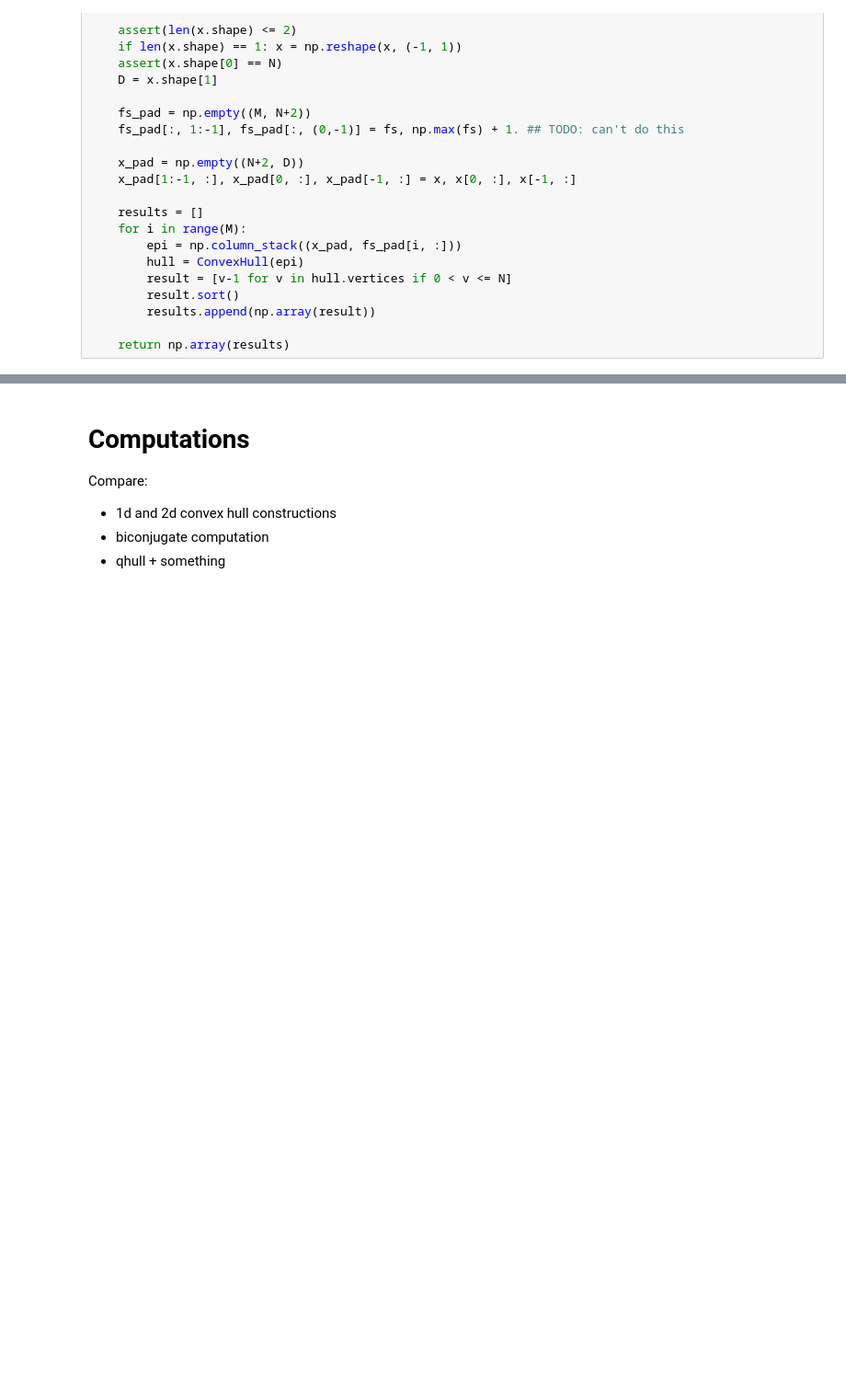
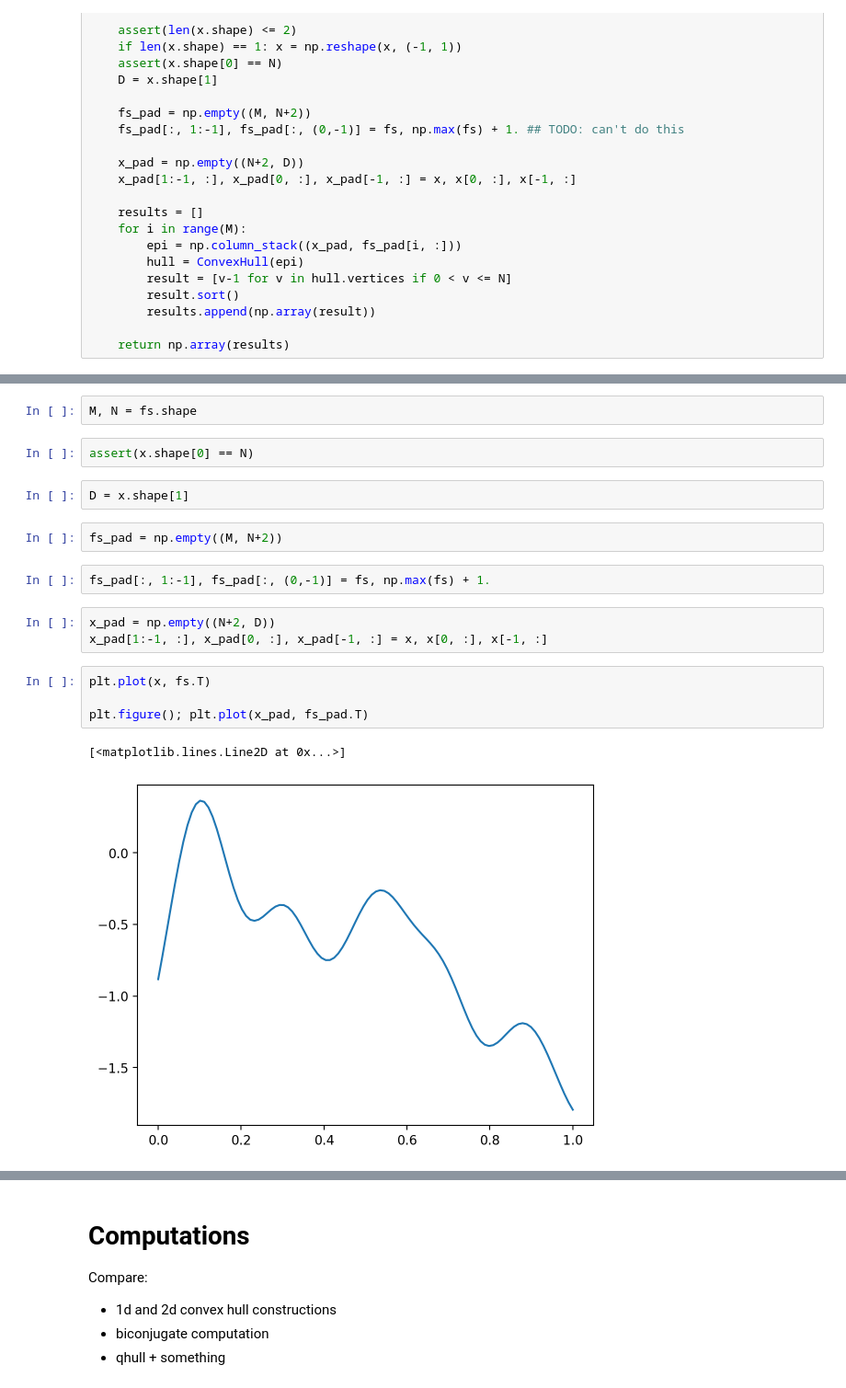
Before and after one commit to PrincetonLIPS/active-phase-mapping, a Jupyter notebook: notebooks/convex_hull_computations.ipynb, the cells around one changed output, grey strips where cells are left out. Shown: that part at 92% size. Drawn from its saved outputs; the diff is of its cells as text; blank space fills up the shorter version.

```diff
--- a/notebooks/convex_hull_computations.ipynb
+++ b/notebooks/convex_hull_computations.ipynb
@@ -88,0 +98,20 @@ def convex_envelope(x, fs):
+# %%
+M, N = fs.shape
+# %%
+assert(x.shape[0] == N)
+# %%
+D = x.shape[1]
+# %%
+fs_pad = np.empty((M, N+2))
+# %%
+fs_pad[:, 1:-1], fs_pad[:, (0,-1)] = fs, np.max(fs) + 1.
+# %%
+x_pad = np.empty((N+2, D))
+x_pad[1:-1, :], x_pad[0, :], x_pad[-1, :] = x, x[0, :], x[-1, :]
+# %%
+plt.plot(x, fs.T)
+
+plt.figure(); plt.plot(x_pad, fs_pad.T)
+# %% [output]
+[<matplotlib.lines.Line2D at 0x...>]
+[figure, added]
```
Also changed, not shown: parts of 34 cells of this notebook.
